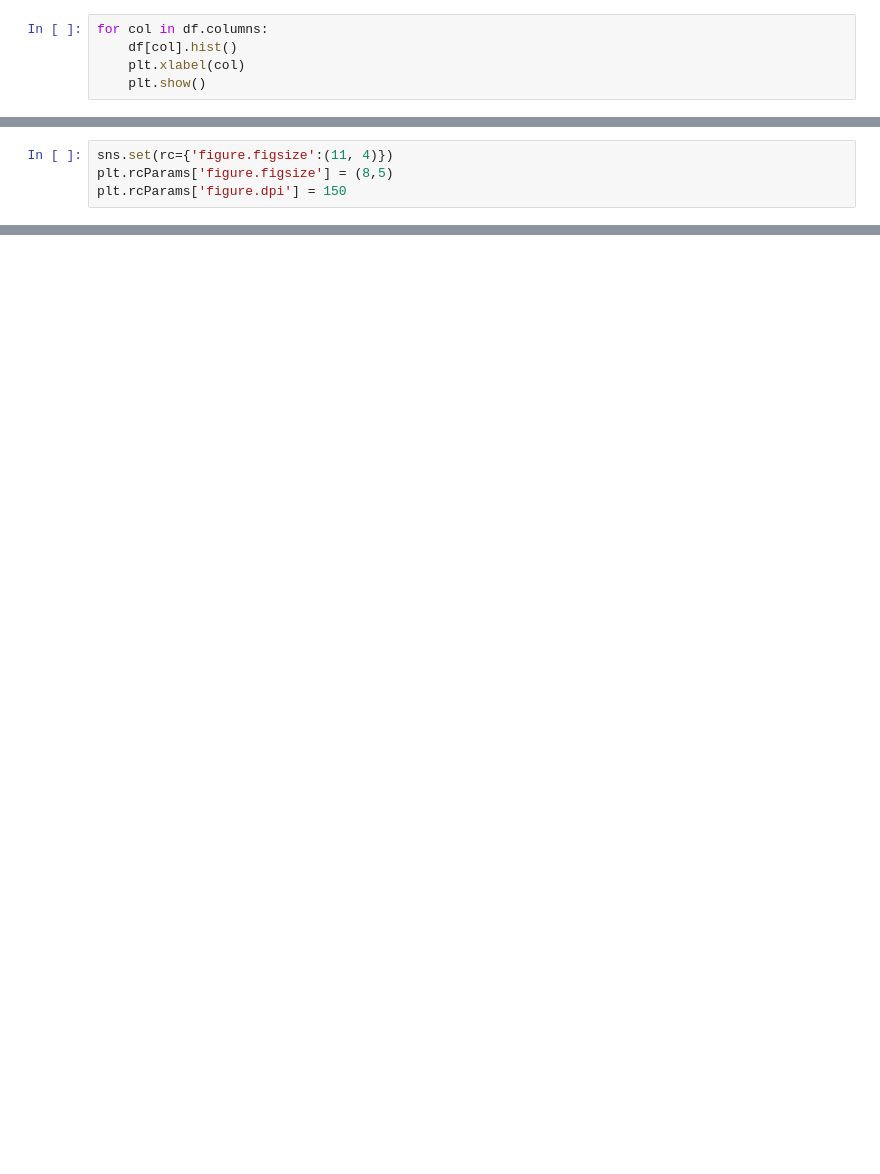
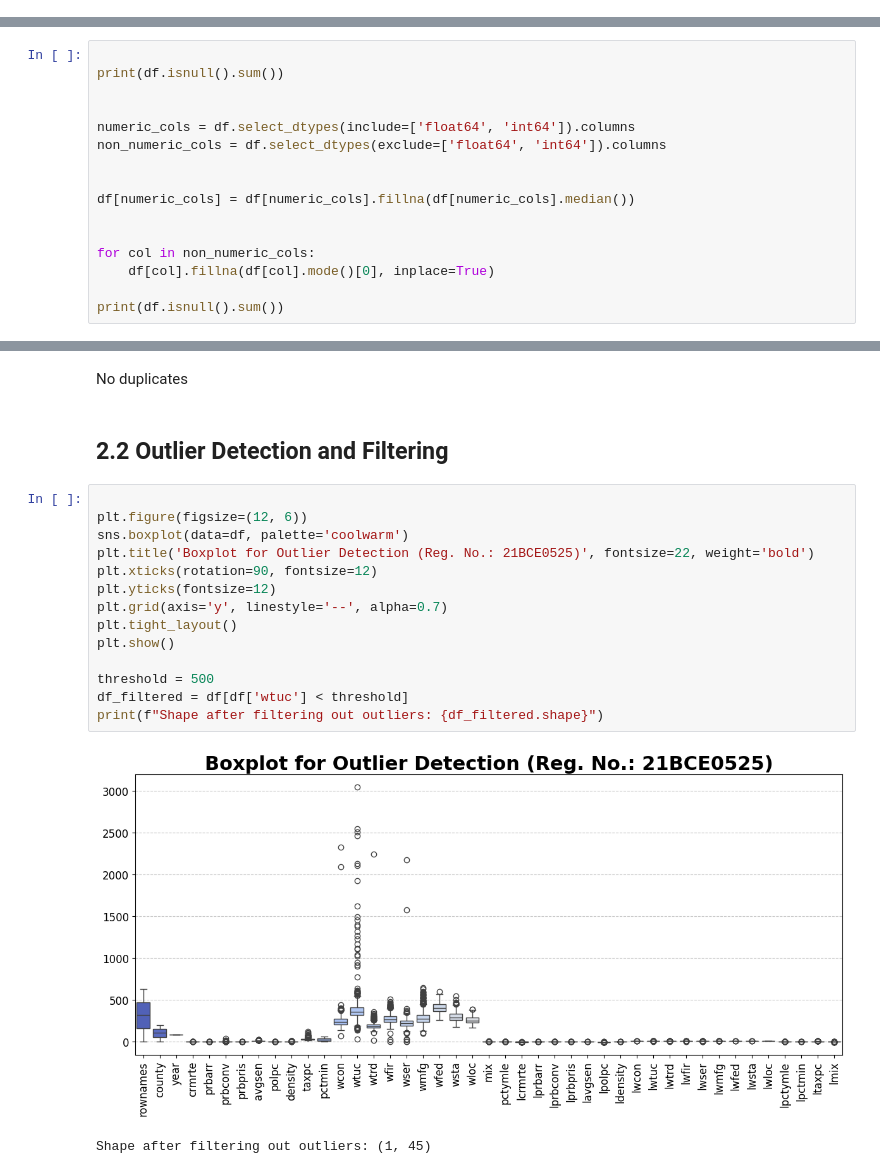
Before and after one commit to RohithParahmesh/Crime_Report_Data_Anlysis, a Jupyter notebook: 21BCE0525.ipynb, the cells around one changed output, grey strips where cells are left out. Cells and saved outputs as stored; diff of their text form; blank space fills up the shorter version.

```diff
--- a/21BCE0525.ipynb
+++ b/21BCE0525.ipynb
@@ -93,5 +0,0 @@ Average_crime_rate
-# %%
-for col in df.columns:
-    df[col].hist()
-    plt.xlabel(col)
-    plt.show()
@@ -183,4 +0,0 @@ df.head()
-# %%
-sns.set(rc={'figure.figsize':(11, 4)})
-plt.rcParams['figure.figsize'] = (8,5)
-plt.rcParams['figure.dpi'] = 150
@@ -194,0 +73,16 @@ Text(0.5, 1.0, 'crmrte')
+# %%
+
+print(df.isnull().sum())
+
+
+numeric_cols = df.select_dtypes(include=['float64', 'int64']).columns
+non_numeric_cols = df.select_dtypes(exclude=['float64', 'int64']).columns
+
+
+df[numeric_cols] = df[numeric_cols].fillna(df[numeric_cols].median())
+
+
+for col in non_numeric_cols:
+    df[col].fillna(df[col].mode()[0], inplace=True)
+
+print(df.isnull().sum())
@@ -194,0 +122,21 @@ Text(0.5, 1.0, 'crmrte')
+# %% [markdown]
+No duplicates
+# %% [markdown]
+## 2.2 Outlier Detection and Filtering
+# %%
+
+plt.figure(figsize=(12, 6))
+sns.boxplot(data=df, palette='coolwarm')
+plt.title('Boxplot for Outlier Detection (Reg. No.: 21BCE0525)', fontsize=22, weight='bold')
+plt.xticks(rotation=90, fontsize=12)
+plt.yticks(fontsize=12)
+plt.grid(axis='y', linestyle='--', alpha=0.7)
+plt.tight_layout()
+plt.show()
+
+threshold = 500
+df_filtered = df[df['wtuc'] < threshold]
+print(f"Shape after filtering out outliers: {df_filtered.shape}")
+# %% [output]
+[figure, added]
+Shape after filtering out outliers: (1, 45)
```
Also changed, not shown: parts of 57 cells of this notebook.
